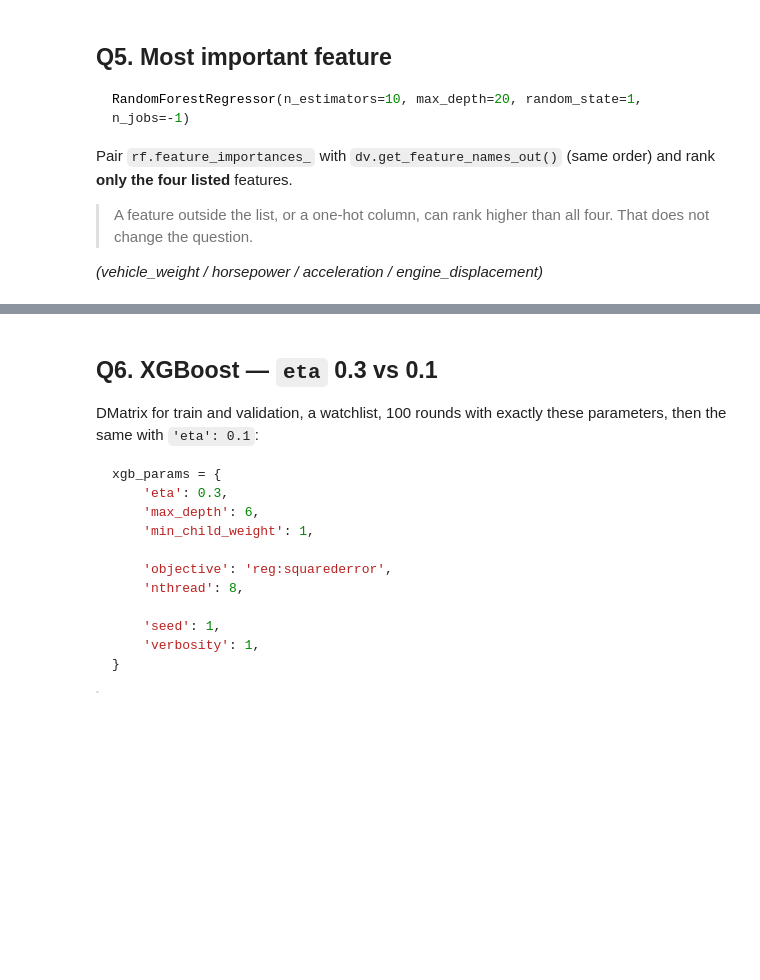
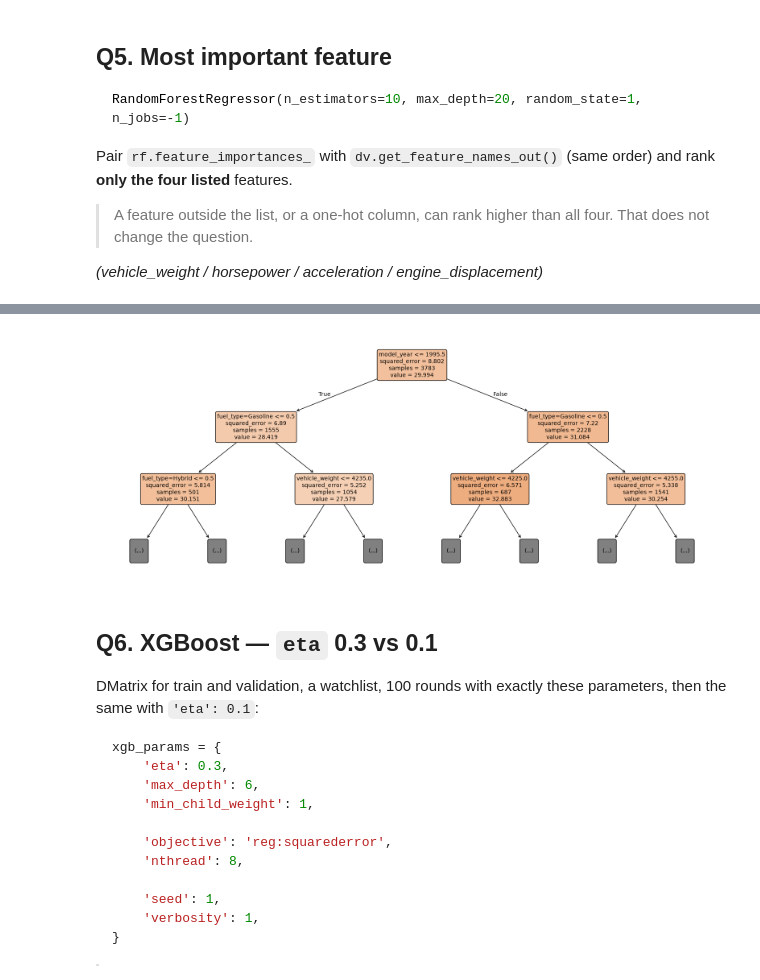
Before and after one commit to gigifumagalli/ml-zoomcamp, a Jupyter notebook: 02_Advanced_ML/Module_06_Trees/cohort2026/homework/Homework6_2026.ipynb, the cells around one changed output, grey strips where cells are left out. Cells and saved outputs as stored; diff of their text form; code cells hidden in the pictures; blank space fills up the shorter version.

```diff
--- a/02_Advanced_ML/Module_06_Trees/cohort2026/homework/Homework6_2026.ipynb
+++ b/02_Advanced_ML/Module_06_Trees/cohort2026/homework/Homework6_2026.ipynb
@@ -221,3 +227,15 @@ Pair `rf.feature_importances_` with `dv.get_feature_names_out()` (same order) an
 > A feature outside the list, or a one-hot column, can rank higher than all four. That does not change the question.
 
 *(vehicle_weight / horsepower / acceleration / engine_displacement)*
+# %%
+rf = RandomForestRegressor(n_estimators=10, max_depth=20, random_state=1, n_jobs=-1)
+rf.fit(X_train, y_train)
+
+# 1. One importance per matrix column, in the same order as the DictVectorizer names
+importances = pd.Series(rf.feature_importances_, index=dv.get_feature_names_out())
+print(importances.sort_values(ascending=False).round(4))
+
+# 2. Rank only the four candidates
+candidates = ['vehicle_weight', 'horsepower', 'acceleration', 'engine_displacement']
+importances[candidates].sort_values(ascending=False).round(4)
+# Q5: vehicle_weight
@@ -224,3 +265,18 @@ Pair `rf.feature_importances_` with `dv.get_feature_names_out()` (same order) an
+# %%
+# Extra (not graded): top 2 levels of the first tree in the Q5 forest
+import matplotlib.pyplot as plt
+from sklearn.tree import plot_tree
+
+plt.figure(figsize=(20, 8))
+plot_tree(rf.estimators_[0],
+          feature_names=list(dv.get_feature_names_out()),
+          max_depth=2,       # top levels only, the full tree is unreadable
+          filled=True,       # colour boxes by predicted value (darker = higher mpg)
+          rounded=True,
+          fontsize=10)
+plt.show()
+# %% [output]
+[figure, added]
 # %% [markdown]
 ## Q6. XGBoost — `eta` 0.3 vs 0.1
 
```
Also changed, not shown: parts of 9 cells of this notebook.
